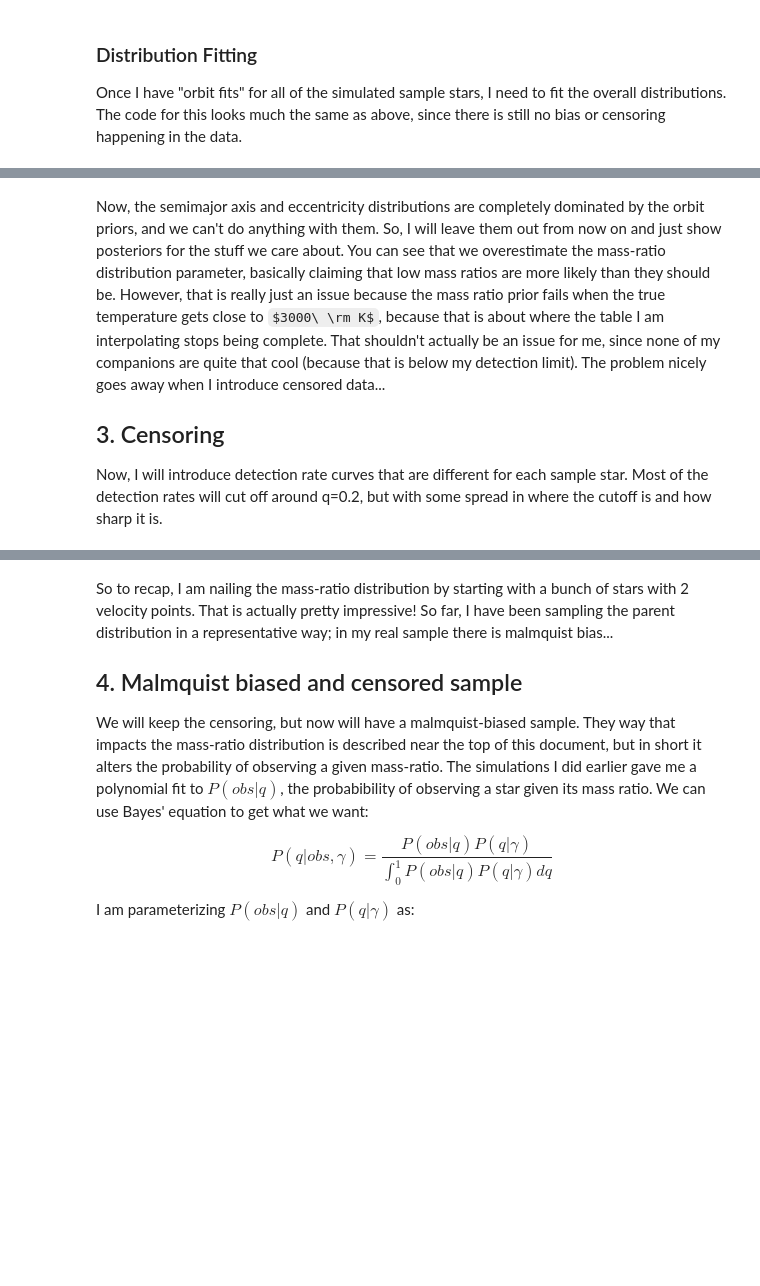
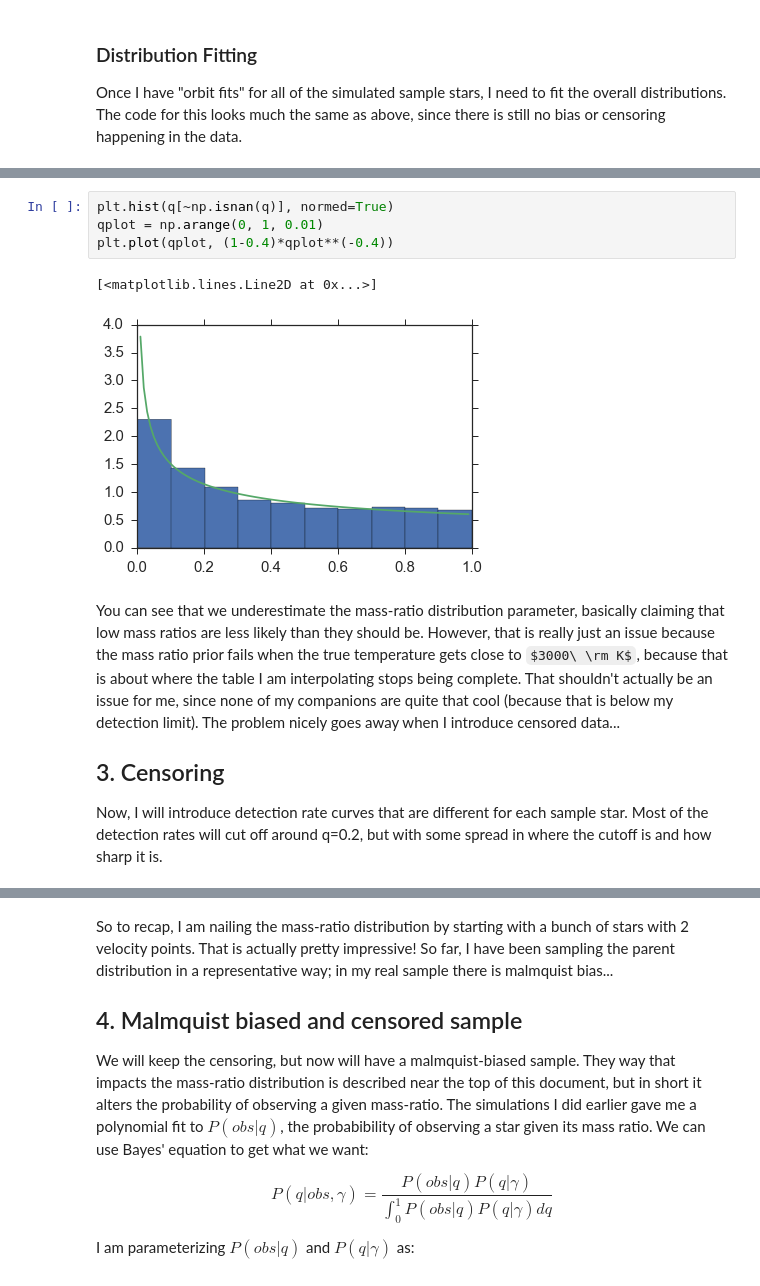
Before and after one commit to kgullikson88/BinaryInference, a Jupyter notebook: Method_Summary.ipynb, the cells around one changed output, grey strips where cells are left out. Cells and saved outputs as stored; diff of their text form; some formulas as TeX source; blank space fills up the shorter version.

```diff
--- a/Method_Summary.ipynb
+++ b/Method_Summary.ipynb
@@ -318,5 +321,14 @@ Generating posterior plot...
+# %%
+plt.hist(q[~np.isnan(q)], normed=True)
+qplot = np.arange(0, 1, 0.01)
+plt.plot(qplot, (1-0.4)*qplot**(-0.4))
+# %% [output]
+[<matplotlib.lines.Line2D at 0x...>]
+[figure, added]
 # %% [markdown]
-Now, the semimajor axis and eccentricity distributions are completely dominated by the orbit priors, and we can't do anything with them. So, I will leave them out from now on and just show posteriors for the stuff we care about. You can see that we overestimate the mass-ratio distribution parameter, basically claiming that low mass ratios are more likely than they should be. However, that is really just an issue because the mass ratio prior fails when the true temperature gets close to $3000\ \rm K$, because that is about where the table I am interpolating stops being complete. That shouldn't actually be an issue for me, since none of my companions are quite that cool (because that is below my detection limit). The problem nicely goes away when I introduce censored data...
+
+
+You can see that we underestimate the mass-ratio distribution parameter, basically claiming that low mass ratios are less likely than they should be. However, that is really just an issue because the mass ratio prior fails when the true temperature gets close to $3000\ \rm K$, because that is about where the table I am interpolating stops being complete. That shouldn't actually be an issue for me, since none of my companions are quite that cool (because that is below my detection limit). The problem nicely goes away when I introduce censored data...
 
 
 ## 3. Censoring
```
Also changed, not shown: parts of 10 cells of this notebook, 1 other file.
